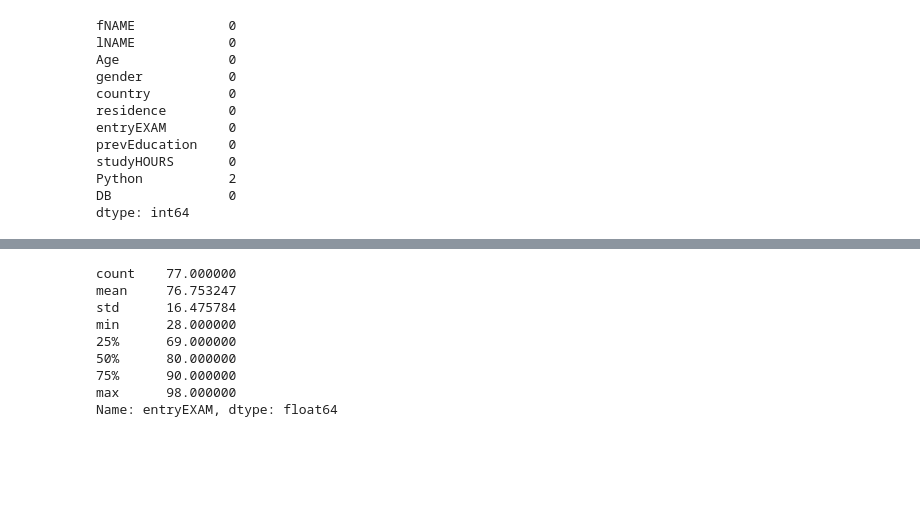
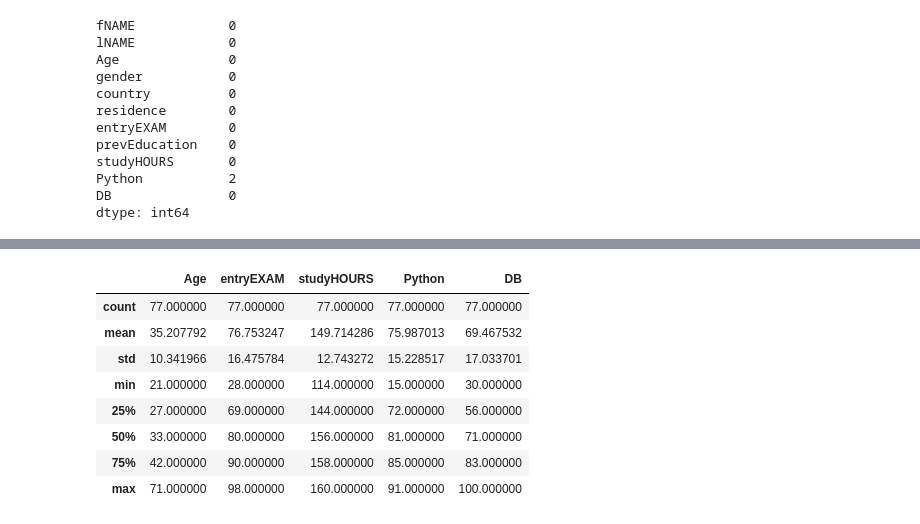
Before and after one commit to yousefmohtady1/Data-Preprocessing-Task, a Jupyter notebook: Untitled.ipynb, the cells around one changed output, grey strips where cells are left out. Saved outputs shown, nothing was run; the diff lists cells and outputs as text; code cells hidden in the pictures; blank space fills up the shorter version.

```diff
--- a/Untitled.ipynb
+++ b/Untitled.ipynb
@@ -147,15 +145,15 @@ sns.stripplot(x='entryEXAM', data=df, color="#474646")
-# %%
-df['entryEXAM'].describe()
-# %% [output]
-count    77.000000
-mean     76.753247
-std      16.475784
-min      28.000000
-25%      69.000000
-50%      80.000000
-75%      90.000000
-max      98.000000
-Name: entryEXAM, dtype: float64
+# %%
+df.describe()
+# %% [output]
+|  | Age | entryEXAM | studyHOURS | Python | DB |
+| count | 77.000000 | 77.000000 | 77.000000 | 77.000000 | 77.000000 |
+| mean | 35.207792 | 76.753247 | 149.714286 | 75.987013 | 69.467532 |
+| std | 10.341966 | 16.475784 | 12.743272 | 15.228517 | 17.033701 |
+| min | 21.000000 | 28.000000 | 114.000000 | 15.000000 | 30.000000 |
+| 25% | 27.000000 | 69.000000 | 144.000000 | 72.000000 | 56.000000 |
+| 50% | 33.000000 | 80.000000 | 156.000000 | 81.000000 | 71.000000 |
+| 75% | 42.000000 | 90.000000 | 158.000000 | 85.000000 | 83.000000 |
+| max | 71.000000 | 98.000000 | 160.000000 | 91.000000 | 100.000000 |
 # %%
 sns.boxplot(x='studyHOURS', data=df)
 sns.stripplot(x='studyHOURS', data=df, color="#474646")
```
Also changed, not shown: parts of 36 cells of this notebook, 2 other files.
